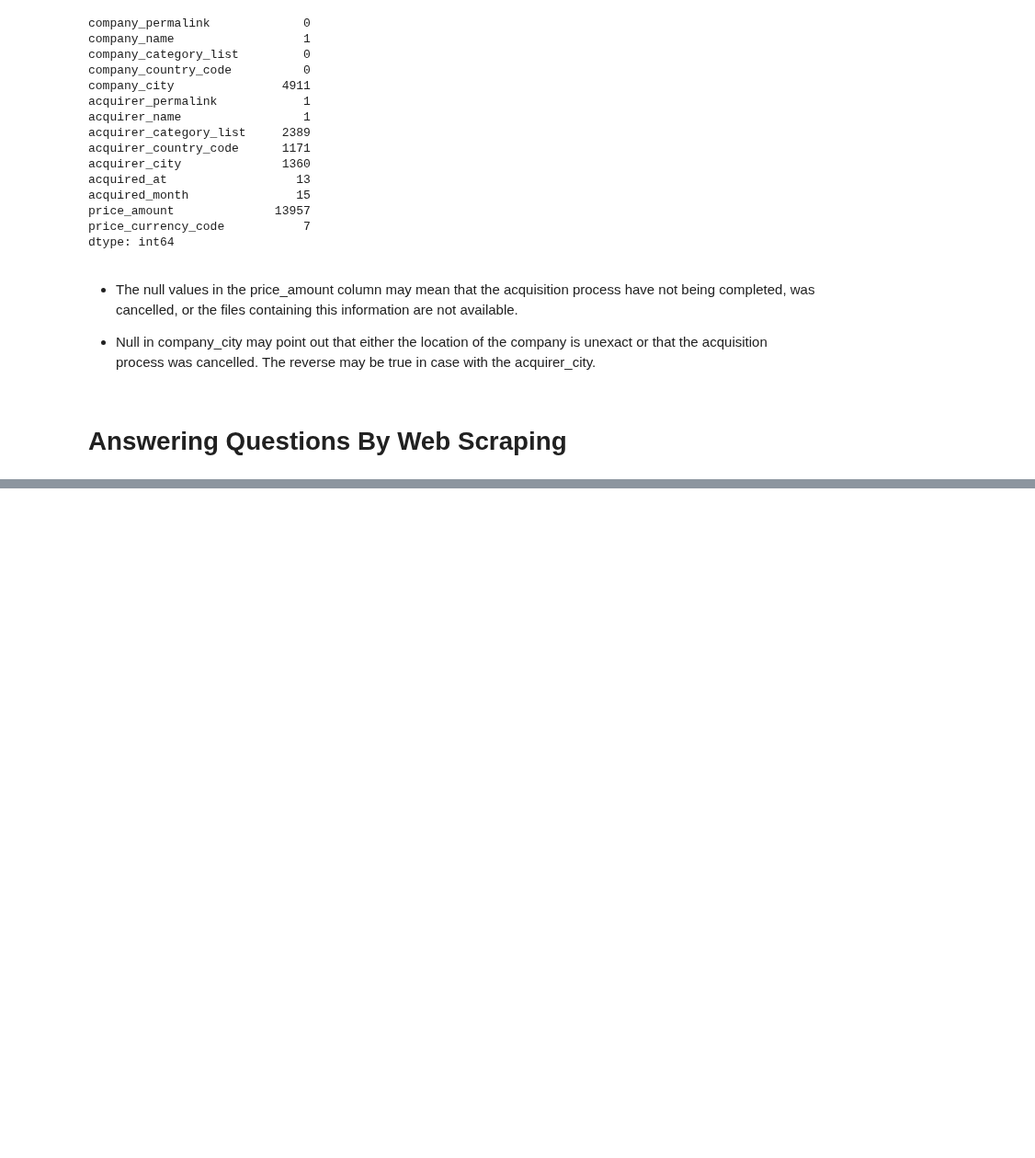
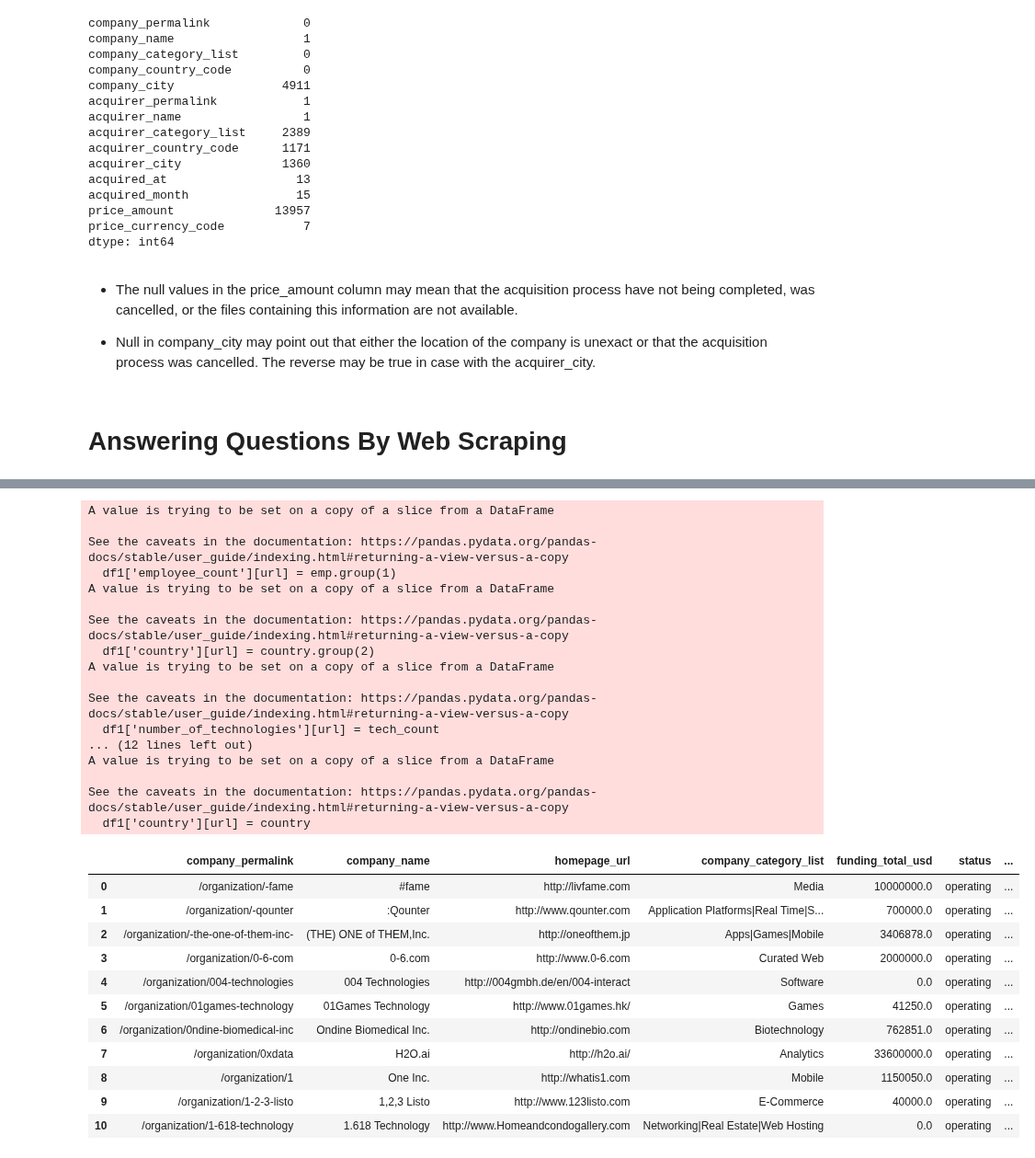
Before and after one commit to OdyAsh/StartupCompanies, a Jupyter notebook: Startup-Companies.ipynb, the cells around one changed output, grey strips where cells are left out. Shown at 92% size. Drawn from its saved outputs; the diff is of its cells as text; code cells hidden in the pictures; blank space fills up the shorter version.

```diff
--- a/Startup-Companies.ipynb
+++ b/Startup-Companies.ipynb
@@ -2417,0 +2515,72 @@ dtype: int64
+# %%
+companiesC['employee_count'] = ""
+companiesC['country'] = ""
+companiesC['number_of_technologies'] = ""
+companiesC['revenue'] = ""
+# %%
+df1 = companiesC.loc[0:10]
+df2 = companiesC.loc[1001:2000]
+df3 = companiesC.loc[2001:3000]
+df4 = companiesC.loc[3001:4000]
+df5 = companiesC.loc[4001:5000]
+# %%
+for url in range(len(df1)):
+    res = getCompanies(searchByName(df1['homepage_url'][url]))
+    emp = re.search(r"\"estimated_num_employees\":([0-9]+)" , res)
+    if emp is not None:
+        df1['employee_count'][url] = emp.group(1)
+    elif emp is None:
+        emp = "-"
+        df1['employee_count'][url] = emp
+
+    country = re.search(r"(\"country\"\:)\"(\w+.*)\"\,\"o" , res)
+    if country is not None:
+        df1['country'][url] = country.group(2)
+    elif country is None:
+        country = "-"
+        df1['country'][url] = country
+
+    tech = re.findall(r"\"current_technologies\"\:.*\]" , res)
+    tech = re.findall(r"\"name\"\:", str(tech))
+    tech_count = sum('name' in t for t in tech)
+    df1['number_of_technologies'][url] = tech_count
+
+    revenue = re.search(r"\"annual_revenue\"\:([0-9]+)" , res)
+    if revenue is not None:
+        df1['revenue'][url] = revenue.group(1)
+    elif revenue is None:
+        revenue = "-"
+        df1['revenue'][url] = revenue
+
+df1.to_csv('Scrapped Companies/scrapped_companies.csv', index=False)
+df1
+# %% [output]
+A value is trying to be set on a copy of a slice from a DataFrame
+
+See the caveats in the documentation: https://pandas.pydata.org/pandas-docs/stable/user_guide/indexing.html#returning-a-view-versus-a-copy
+  df1['employee_count'][url] = emp.group(1)
+A value is trying to be set on a copy of a slice from a DataFrame
+
+See the caveats in the documentation: https://pandas.pydata.org/pandas-docs/stable/user_guide/indexing.html#returning-a-view-versus-a-copy
+  df1['country'][url] = country.group(2)
+A value is trying to be set on a copy of a slice from a DataFrame
+
+See the caveats in the documentation: https://pandas.pydata.org/pandas-docs/stable/user_guide/indexing.html#returning-a-view-versus-a-copy
+  df1['number_of_technologies'][url] = tech_count
+... (12 lines left out)
+A value is trying to be set on a copy of a slice from a DataFrame
+
+See the caveats in the documentation: https://pandas.pydata.org/pandas-docs/stable/user_guide/indexing.html#returning-a-view-versus-a-copy
+  df1['country'][url] = country
+|  | company_permalink | company_name | homepage_url | company_category_list | funding_total_usd | status | ... |
+| 0 | /organization/-fame | #fame | http://livfame.com | Media | 10000000.0 | operating | ... |
+| 1 | /organization/-qounter | :Qounter | http://www.qounter.com | Application Platforms|Real Time|S... | 700000.0 | operating | ... |
+| 2 | /organization/-the-one-of-them-inc- | (THE) ONE of THEM,Inc. | http://oneofthem.jp | Apps|Games|Mobile | 3406878.0 | operating | ... |
+| 3 | /organization/0-6-com | 0-6.com | http://www.0-6.com | Curated Web | 2000000.0 | operating | ... |
+| 4 | /organization/004-technologies | 004 Technologies | http://004gmbh.de/en/004-interact | Software | 0.0 | operating | ... |
+| 5 | /organization/01games-technology | 01Games Technology | http://www.01games.hk/ | Games | 41250.0 | operating | ... |
+| 6 | /organization/0ndine-biomedical-inc | Ondine Biomedical Inc. | http://ondinebio.com | Biotechnology | 762851.0 | operating | ... |
+| 7 | /organization/0xdata | H2O.ai | http://h2o.ai/ | Analytics | 33600000.0 | operating | ... |
+| 8 | /organization/1 | One Inc. | http://whatis1.com | Mobile | 1150050.0 | operating | ... |
+| 9 | /organization/1-2-3-listo | 1,2,3 Listo | http://www.123listo.com | E-Commerce | 40000.0 | operating | ... |
+| 10 | /organization/1-618-technology | 1.618 Technology | http://www.Homeandcondogallery.com | Networking|Real Estate|Web Hosting | 0.0 | operating | ... |
```
Also changed, not shown: parts of 12 cells of this notebook, 1 other file.
